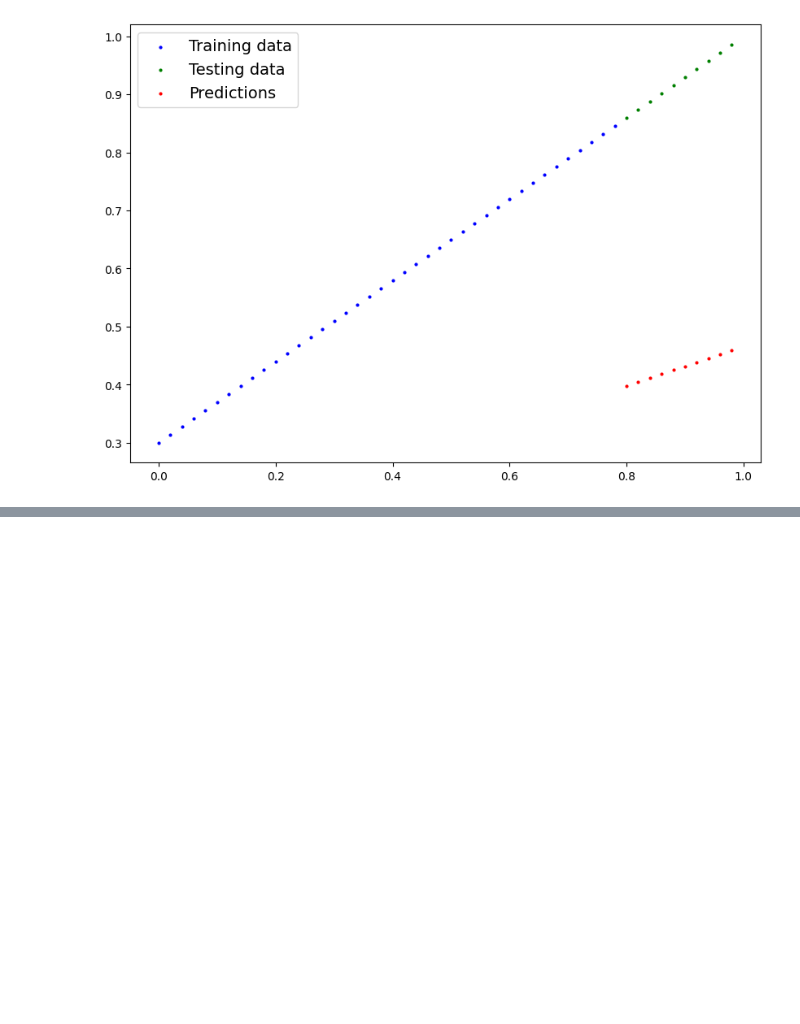
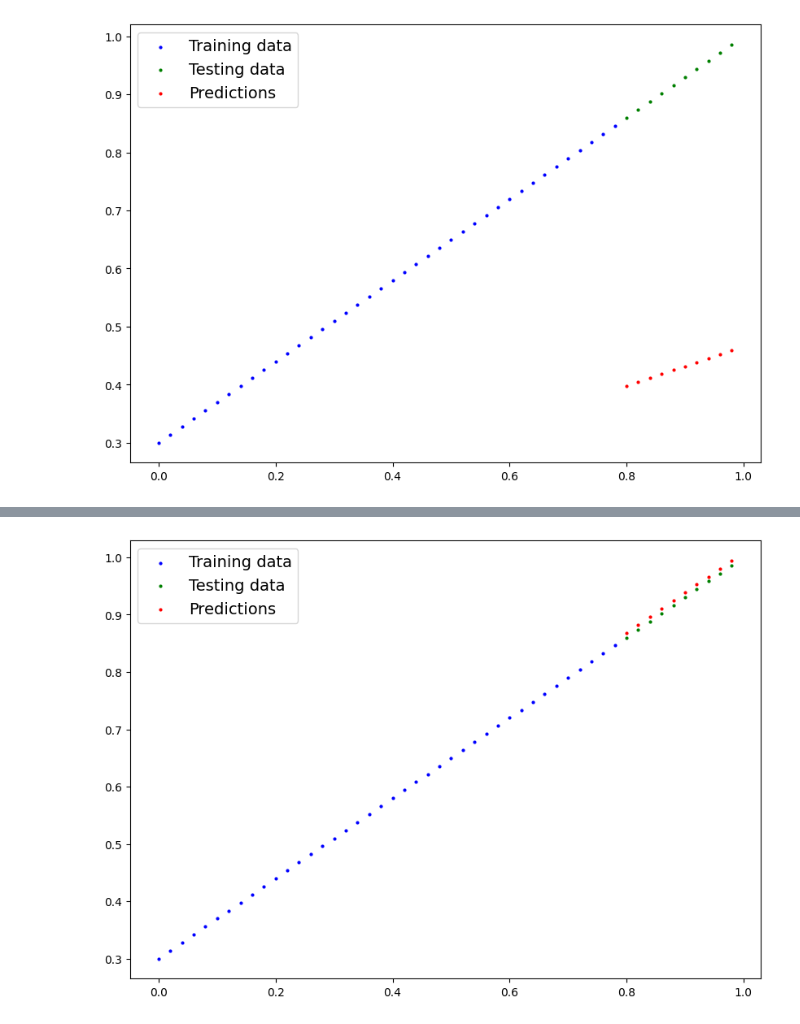
Before and after one commit to prroud/AI_learning_journey, a Jupyter notebook: Pytorch Practice/01 _pytorch_workflow.ipynb, the cells around one changed output, grey strips where cells are left out. Cells and saved outputs as stored; diff of their text form; code cells hidden in the pictures; blank space fills up the shorter version.

```diff
--- a/Pytorch Practice/01 _pytorch_workflow.ipynb
+++ b/Pytorch Practice/01 _pytorch_workflow.ipynb
@@ -191,0 +315,3 @@ plot_predictions(predictions = y_preds)
+# %%
+with torch.inference_mode():
+    y_preds_new = model_0(X_test)
@@ -191,0 +326,4 @@ plot_predictions(predictions = y_preds)
+# %%
+plot_predictions(predictions = y_preds_new)
+# %% [output]
+[figure, added]
```
Also changed, not shown: parts of 27 cells of this notebook, 1 other file.
